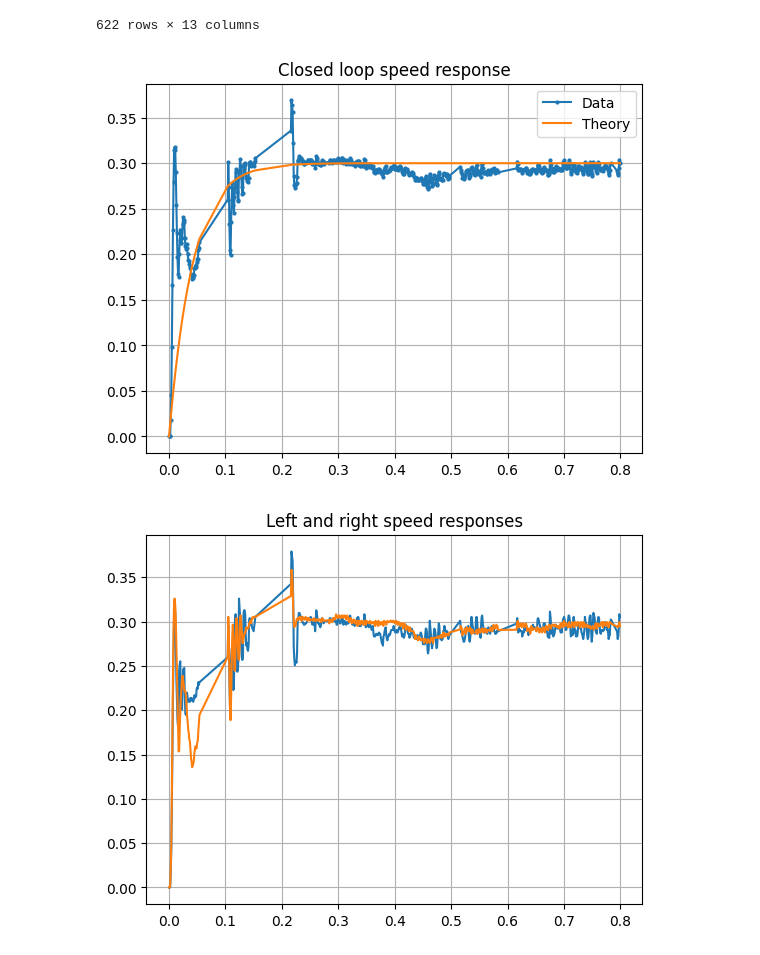
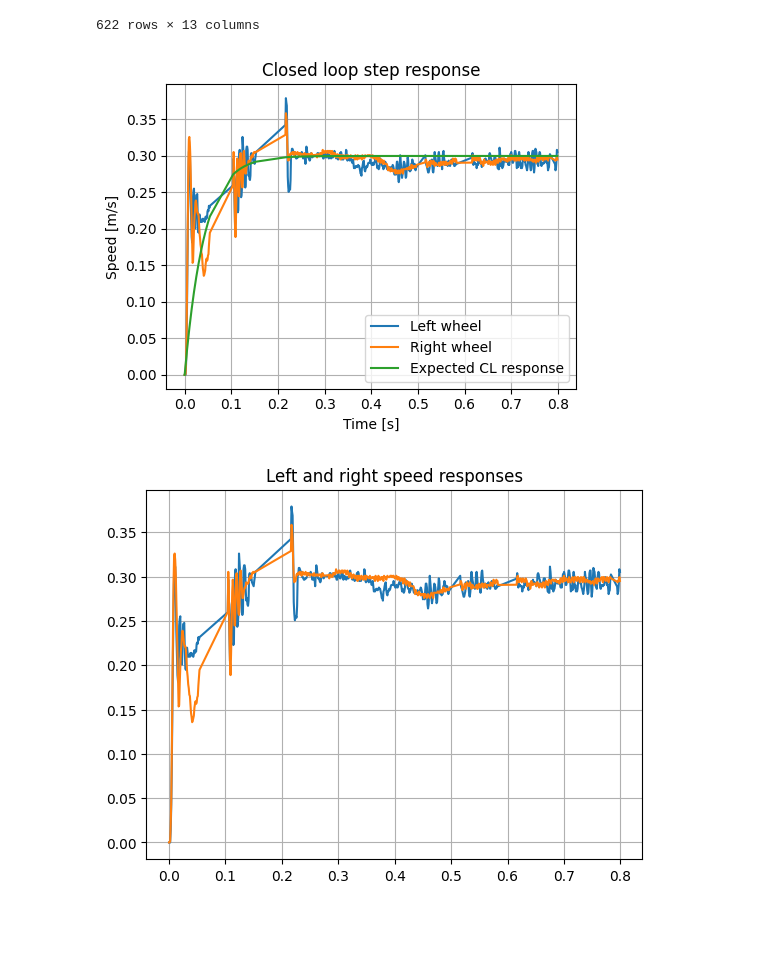
Before and after one commit to EthanD11/botlightyear, a Jupyter notebook: Teensy/CL_test/CL_test.ipynb, the cells around one changed output. Drawn from its saved outputs; the diff is of its cells as text; code cells hidden in the pictures; blank space fills up the shorter version.

```diff
--- a/Teensy/CL_test/CL_test.ipynb
+++ b/Teensy/CL_test/CL_test.ipynb
@@ -83,16 +83,21 @@ data
 # %%
 tau = 0.42/10
 A = 0.3
 speed_resp_th = A*(1-np.exp(-data["time"]/tau))
-plt.title("Closed loop speed response")
-plt.plot(data['time'], data["vfwd"], '-o', markersize=2, label="Data")
-plt.plot(data["time"], speed_resp_th, label="Theory")
+plt.figure(figsize=(5,4))
+plt.title("Closed loop step response")
+plt.plot(data['time'], data["speed_left"], '-', markersize=2, label="Left wheel")
+plt.plot(data["time"], data["speed_right"], '-', label="Right wheel")
+plt.plot(data["time"], speed_resp_th, label="Expected CL response")
 plt.legend()
 plt.grid()
-# plt.xlim(0.6,0.8)
+plt.xlabel("Time [s]")
+plt.ylabel("Speed [m/s]")
+plt.tight_layout()
+plt.savefig("cl-response.pdf")
 plt.show()
 # %% [output]
-[figure, old version]
+[figure, new version]
 # %%
 plt.title("Left and right speed responses")
 plt.plot(data['time'], data["speed_left"], label="left speed")
```
Also changed, not shown: 4 other files.
